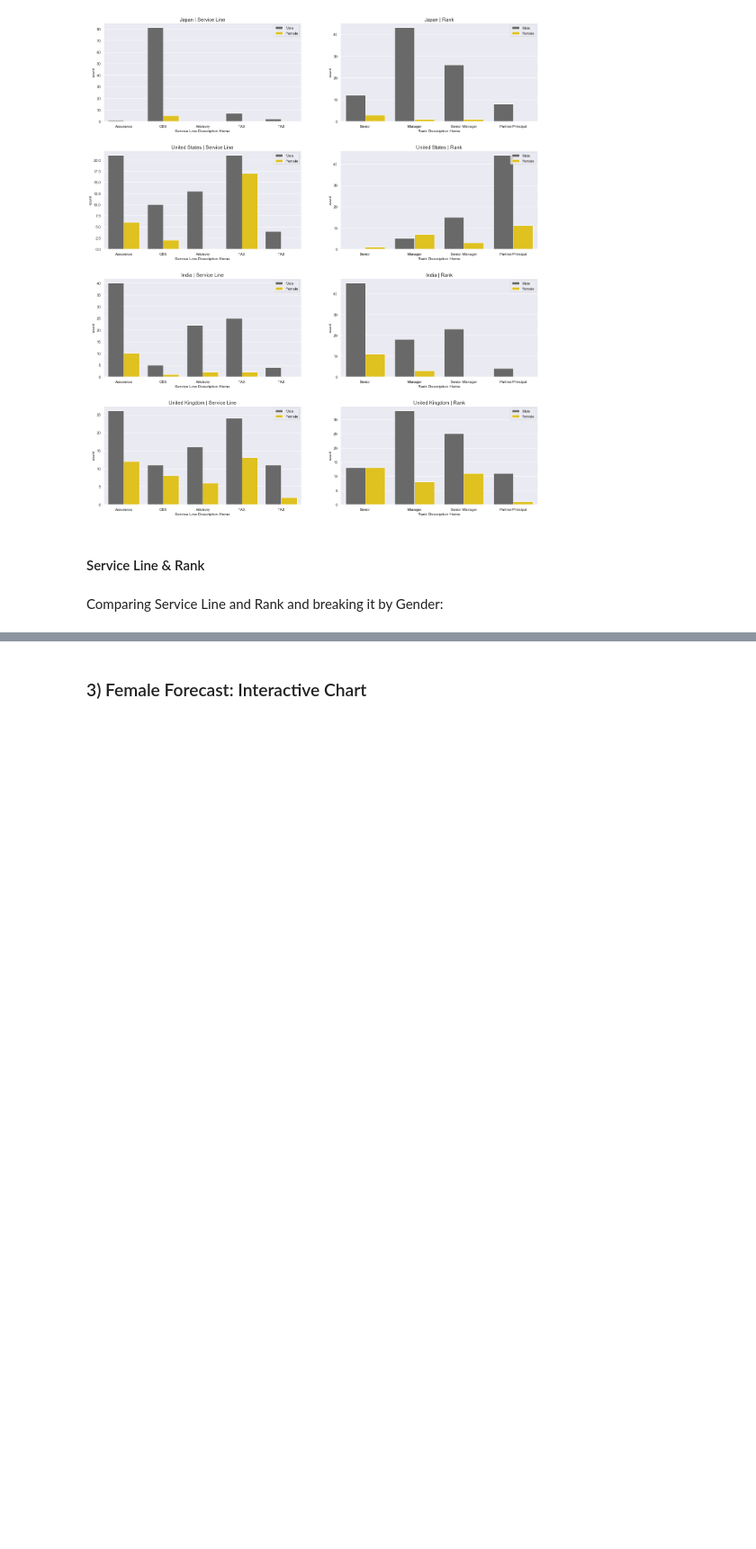
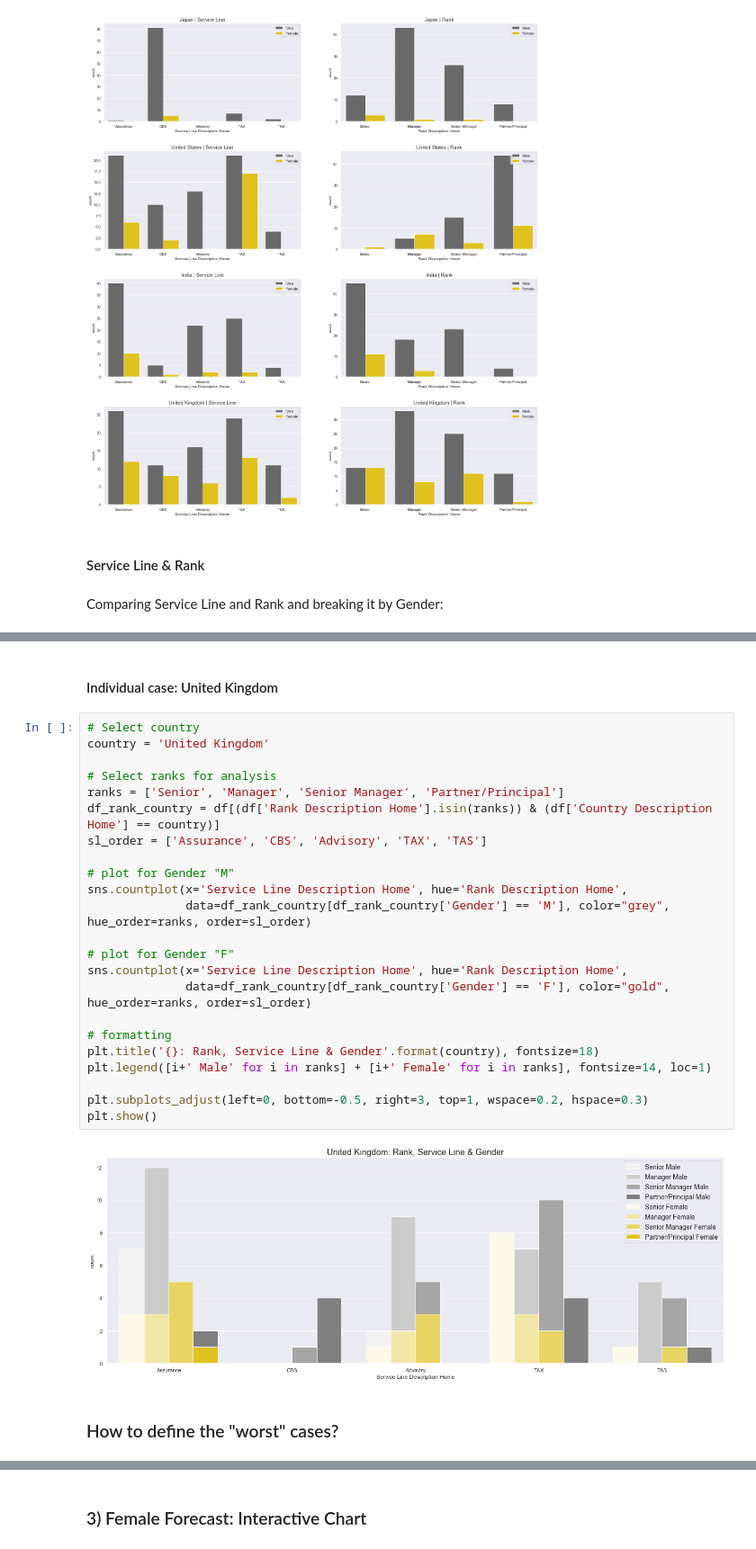
Before and after one commit to MigBap/other_projects, a Jupyter notebook: EY - Case Study.ipynb, the cells around one changed output, grey strips where cells are left out. Shown at 90% size. Cells and saved outputs as stored; diff of their text form; blank space fills up the shorter version.

```diff
--- a/EY - Case Study.ipynb
+++ b/EY - Case Study.ipynb
@@ -320,0 +320,29 @@ plt.show()
+# %% [markdown]
+#### Individual case: United Kingdom
+# %%
+# Select country
+country = 'United Kingdom'
+
+# Select ranks for analysis
+ranks = ['Senior', 'Manager', 'Senior Manager', 'Partner/Principal']
+df_rank_country = df[(df['Rank Description Home'].isin(ranks)) & (df['Country Description Home'] == country)]
+sl_order = ['Assurance', 'CBS', 'Advisory', 'TAX', 'TAS']
+
+# plot for Gender "M"
+sns.countplot(x='Service Line Description Home', hue='Rank Description Home',
+              data=df_rank_country[df_rank_country['Gender'] == 'M'], color="grey", hue_order=ranks, order=sl_order)
+
+# plot for Gender "F"
+sns.countplot(x='Service Line Description Home', hue='Rank Description Home',
+              data=df_rank_country[df_rank_country['Gender'] == 'F'], color="gold", hue_order=ranks, order=sl_order)
+
+# formatting
+plt.title('{}: Rank, Service Line & Gender'.format(country), fontsize=18)
+plt.legend([i+' Male' for i in ranks] + [i+' Female' for i in ranks], fontsize=14, loc=1)
+
+plt.subplots_adjust(left=0, bottom=-0.5, right=3, top=1, wspace=0.2, hspace=0.3)
+plt.show()
+# %% [output]
+[figure, added]
+# %% [markdown]
+### How to define the "worst" cases?
```
Also changed, not shown: parts of 6 cells of this notebook.
